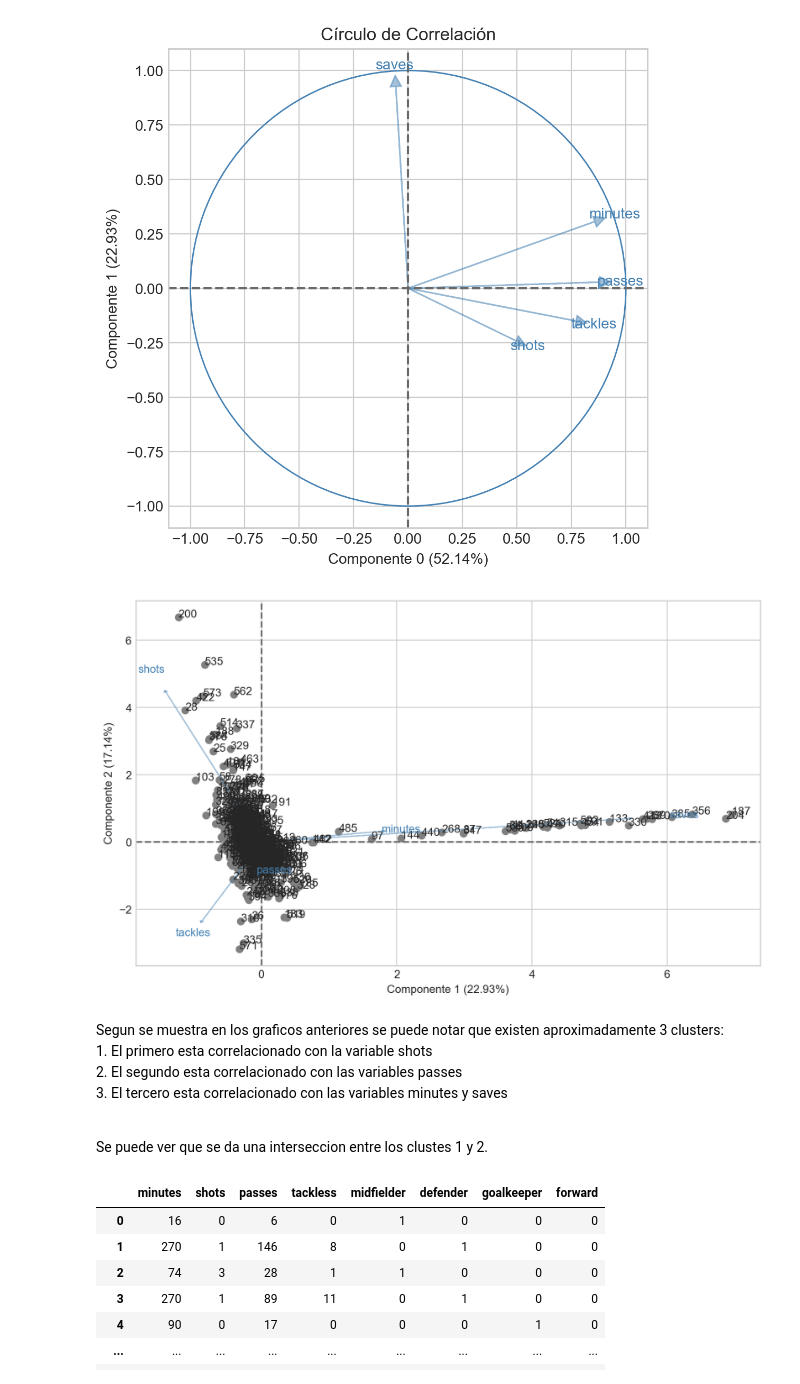
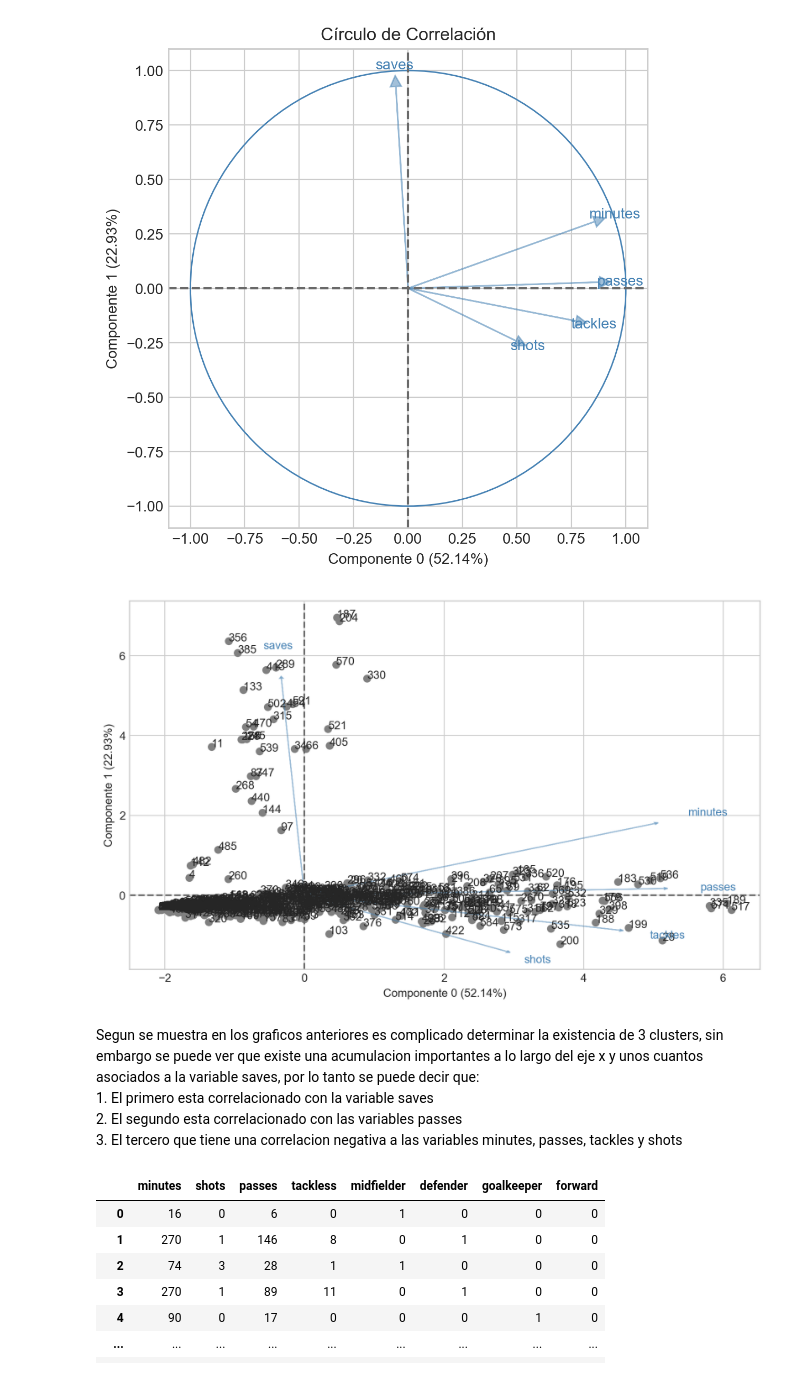
Before and after one commit to daniroj1012/Promidat, a Jupyter notebook: Metodos_no_supervisados/Tarea1_Daniel_Rojas.ipynb, the cells around one changed output. Drawn from its saved outputs; the diff is of its cells as text; code cells hidden in the pictures.

```diff
--- a/Metodos_no_supervisados/Tarea1_Daniel_Rojas.ipynb
+++ b/Metodos_no_supervisados/Tarea1_Daniel_Rojas.ipynb
@@ -108,16 +108,14 @@ acp.plot_circulo(ejes = [0,1])
 # %%
 # Plotea la sobreposición plano-correlación
 fig, ax = plt.subplots(nrows=1, ncols=1, figsize = (10,6), dpi = 200)
-acp.plot_sobreposicion(ejes = [ 1,2])
+acp.plot_sobreposicion(ejes = [0,1])
 # %% [output]
-[figure, old version]
+[figure, new version]
 # %% [markdown]
-Segun se muestra en los graficos anteriores se puede notar que existen aproximadamente 3 clusters:
-<br>1. El primero esta correlacionado con la variable shots
+Segun se muestra en los graficos anteriores es complicado determinar la existencia de 3 clusters, sin embargo se puede ver que existe una acumulacion importantes a lo largo del eje x y unos cuantos asociados a la variable saves, por lo tanto se puede decir que:
+<br>1. El primero esta correlacionado con la variable saves
 <br>2. El segundo esta correlacionado con las variables passes
-<br>3. El tercero esta correlacionado con las variables minutes y saves
-
-<br> Se puede ver que se da una interseccion entre los clustes 1 y 2.
+<br>3. El tercero que tiene una correlacion negativa a las variables minutes, passes, tackles y shots
 # %%
 df2=df.iloc[:,2:7]
 distintos=df2.position.unique() #obtengo valores distintos
```
Also changed, not shown: parts of 5 cells of this notebook.
